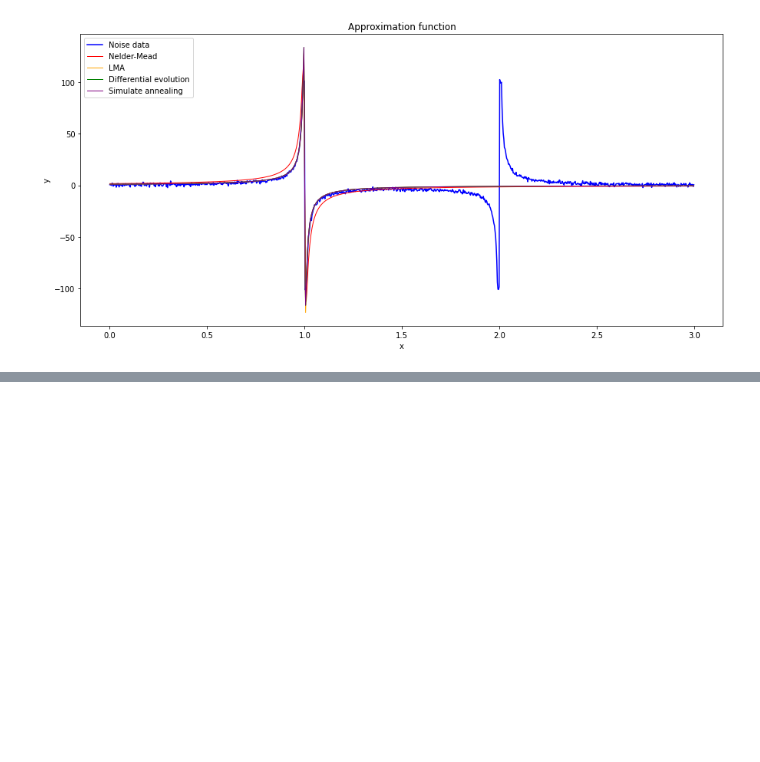
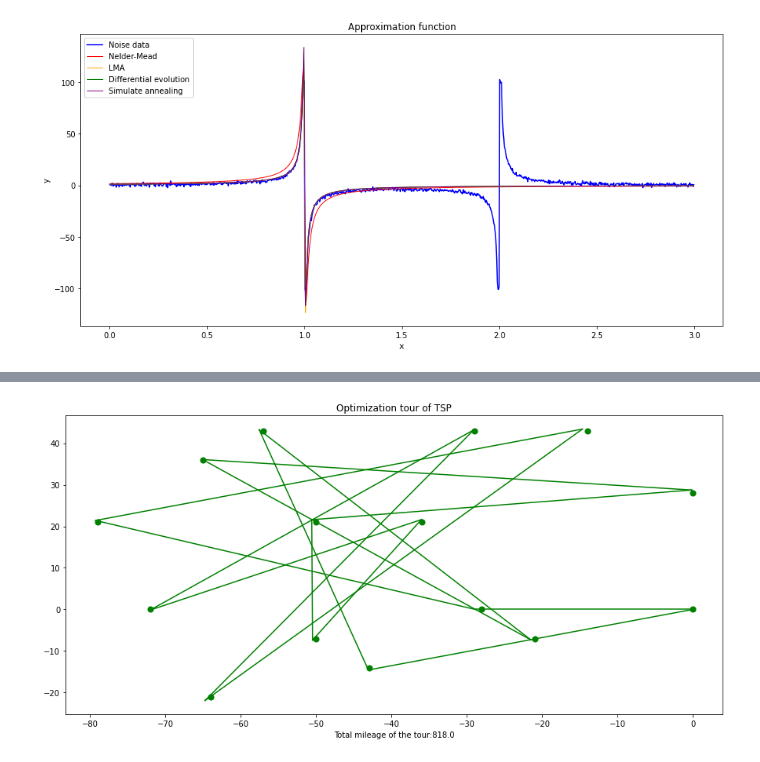
Before and after one commit to elizaveta-alx/algorithms, a Jupyter notebook: Lab4.ipynb, the cells around one changed output, grey strips where cells are left out. Saved outputs shown, nothing was run; the diff lists cells and outputs as text; code cells hidden in the pictures; blank space fills up the shorter version.

```diff
--- a/Lab4.ipynb
+++ b/Lab4.ipynb
@@ -131,0 +212,28 @@ plt.show() # show plot
+# %%
+#  TSP
+def calTourMileage(tourGiven, nCities, distMat):
+    # custom function caltourMileage(nCities, tour, distMat):
+    # to compute mileage of the given tour
+    mileageTour = distMat[tourGiven[nCities-1], tourGiven[0]]   # dist((n-1),0)
+    for i in range(nCities-1):                                  # dist(0,1),...dist((n-2)(n-1))
+        mileageTour += distMat[tourGiven[i], tourGiven[i+1]]
+    return round(mileageTour)                     #
+
+#  TSP
+def plot_tour(tour, value, coordinates):
+    # custom function plot_tour(tour, nCities, coordinates)
+
+    num = len(tour)
+    x0, y0 = coordinates[tour[num - 1]]
+    x1, y1 = coordinates[tour[0]]
+    plt.scatter(int(x0), int(y0), s=50, c='g')      #  C(n-1)
+    plt.plot([x1, x0], [y1, y0], c='g')             #  C(n-1)~C(0)
+    for i in range(num - 1):
+        x0, y0 = coordinates[tour[i]]
+        x1, y1 = coordinates[tour[i + 1]]
+        plt.scatter(int(x0), int(y0), s=50, c='g')  #  C(i)
+        plt.plot([x1, x0], [y1, y0], c='g')         #  C(i)~C(i+1)
+
+    plt.xlabel("Total mileage of the tour:{:.1f}".format(value))
+    plt.title("Optimization tour of TSP")  #
+    plt.show()
@@ -131,0 +277,18 @@ plt.show() # show plot
+# %%
+dist_matrix = spatial.distance.squareform(spatial.distance.pdist(data))
+tInitial,tFinal,alfa,nMarkov = initParameter()
+nCities = data.shape[0]             #   nCities
+nMarkov = nCities                   #   Markov
+tNow    = tInitial                  #   (current temperature)
+# %%
+tourNow   = np.arange(nCities)   # 01n
+valueNow  = calTourMileage(tourNow, nCities, dist_matrix) #  valueNow
+tourBest  = tourNow.copy()                          #  tourNow
+valueBest = valueNow                                #  valueNow
+recordBest = []                                     #
+recordNow  = []                                     #
+# %%
+plt.figure(figsize=(15, 7))
+plot_tour(tourBest, valueBest, data)
+# %% [output]
+[figure, added]
```
Also changed, not shown: parts of 8 cells of this notebook.
